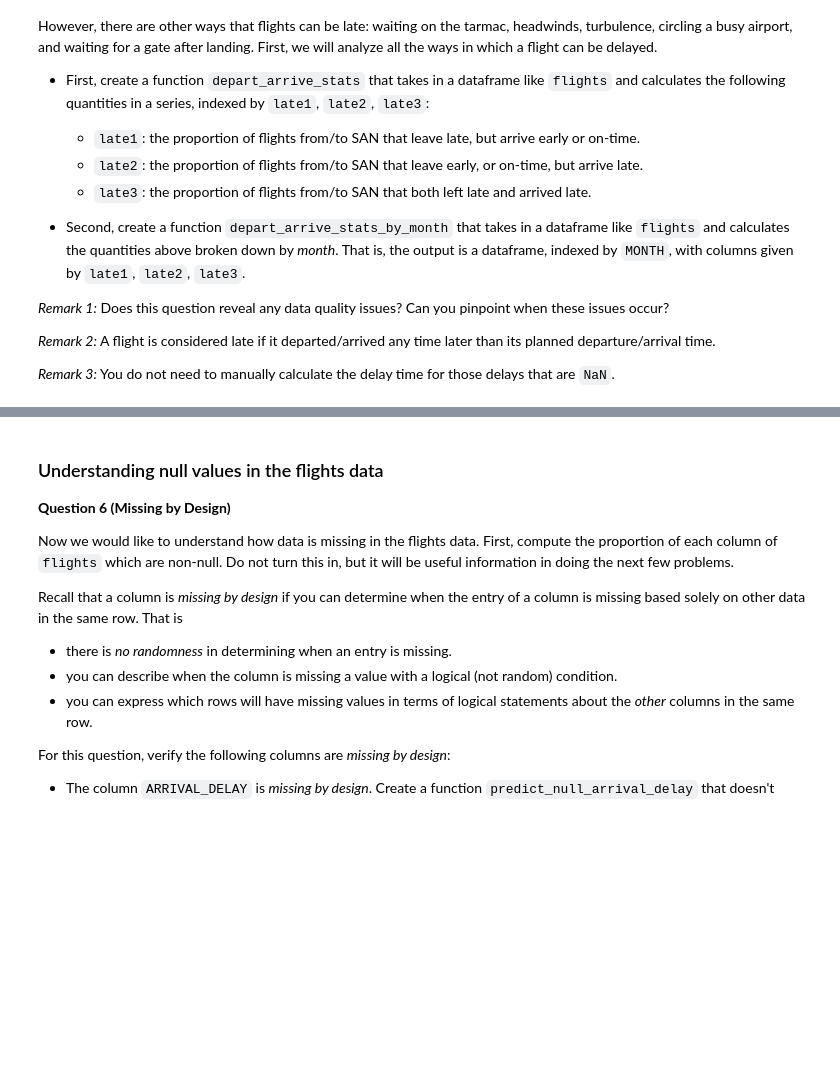
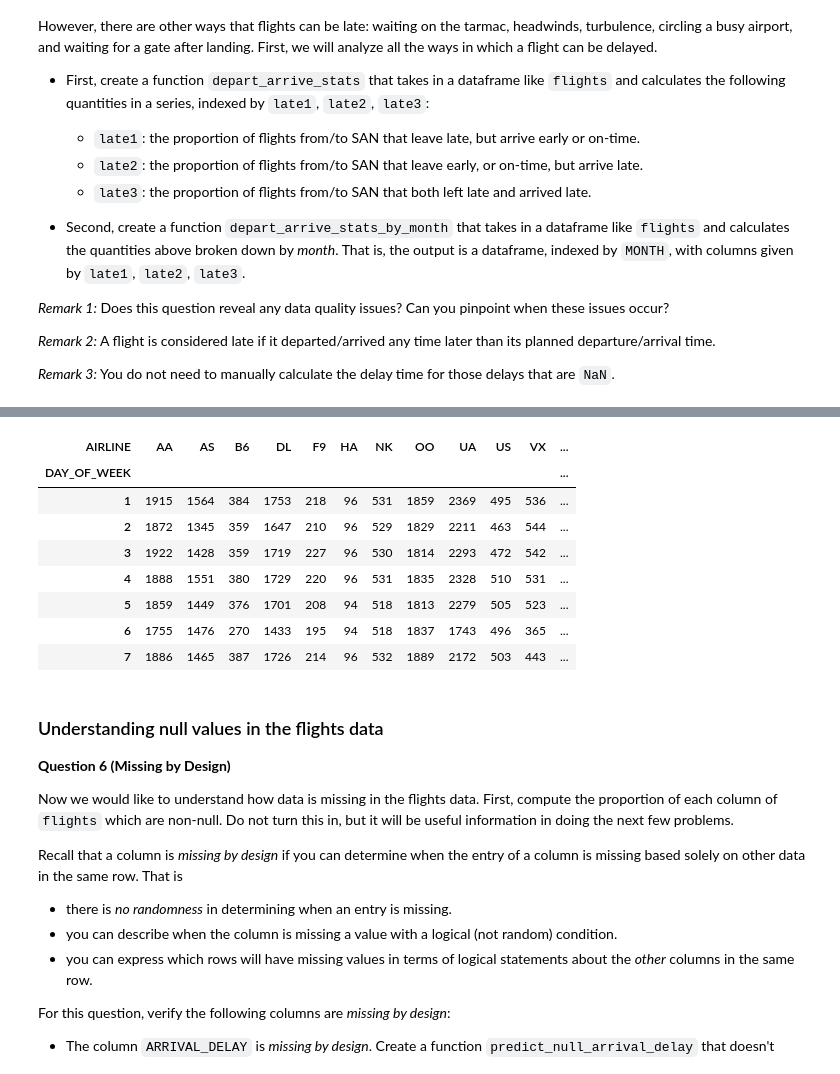
Before and after one commit to YourTeammate/dsc80-co-working, a Jupyter notebook: projects/02/project02.ipynb, the cells around one changed output, grey strips where cells are left out. Saved outputs shown, nothing was run; the diff lists cells and outputs as text; code cells hidden in the pictures; blank space fills up the shorter version.

```diff
--- a/projects/02/project02.ipynb
+++ b/projects/02/project02.ipynb
@@ -232,6 +343,19 @@ Both dataframes should have a column for each distinct value of `AIRLINE` and a
 Your output should have the *form* of the table below (not the entries themselves!)
 
 <img src="data/pivot.png" />
+# %%
+counts = flights.groupby(['DAY_OF_WEEK', 'AIRLINE'], as_index=False)['FLIGHT_NUMBER'].count()
+counts.pivot(index='DAY_OF_WEEK', columns='AIRLINE', values='FLIGHT_NUMBER')
+# %% [output]
+| AIRLINE | AA | AS | B6 | DL | F9 | HA | NK | OO | UA | US | VX | ... |
+| DAY_OF_WEEK |  |  |  |  |  |  |  |  |  |  |  | ... |
+| 1 | 1915 | 1564 | 384 | 1753 | 218 | 96 | 531 | 1859 | 2369 | 495 | 536 | ... |
+| 2 | 1872 | 1345 | 359 | 1647 | 210 | 96 | 529 | 1829 | 2211 | 463 | 544 | ... |
+| 3 | 1922 | 1428 | 359 | 1719 | 227 | 96 | 530 | 1814 | 2293 | 472 | 542 | ... |
+| 4 | 1888 | 1551 | 380 | 1729 | 220 | 96 | 531 | 1835 | 2328 | 510 | 531 | ... |
+| 5 | 1859 | 1449 | 376 | 1701 | 208 | 94 | 518 | 1813 | 2279 | 505 | 523 | ... |
+| 6 | 1755 | 1476 | 270 | 1433 | 195 | 94 | 518 | 1837 | 1743 | 496 | 365 | ... |
+| 7 | 1886 | 1465 | 387 | 1726 | 214 | 96 | 532 | 1889 | 2172 | 503 | 443 | ... |
 # %% [markdown]
 ### Understanding null values in the flights data
 
```
Also changed, not shown: parts of 8 cells of this notebook, 1 other file.
